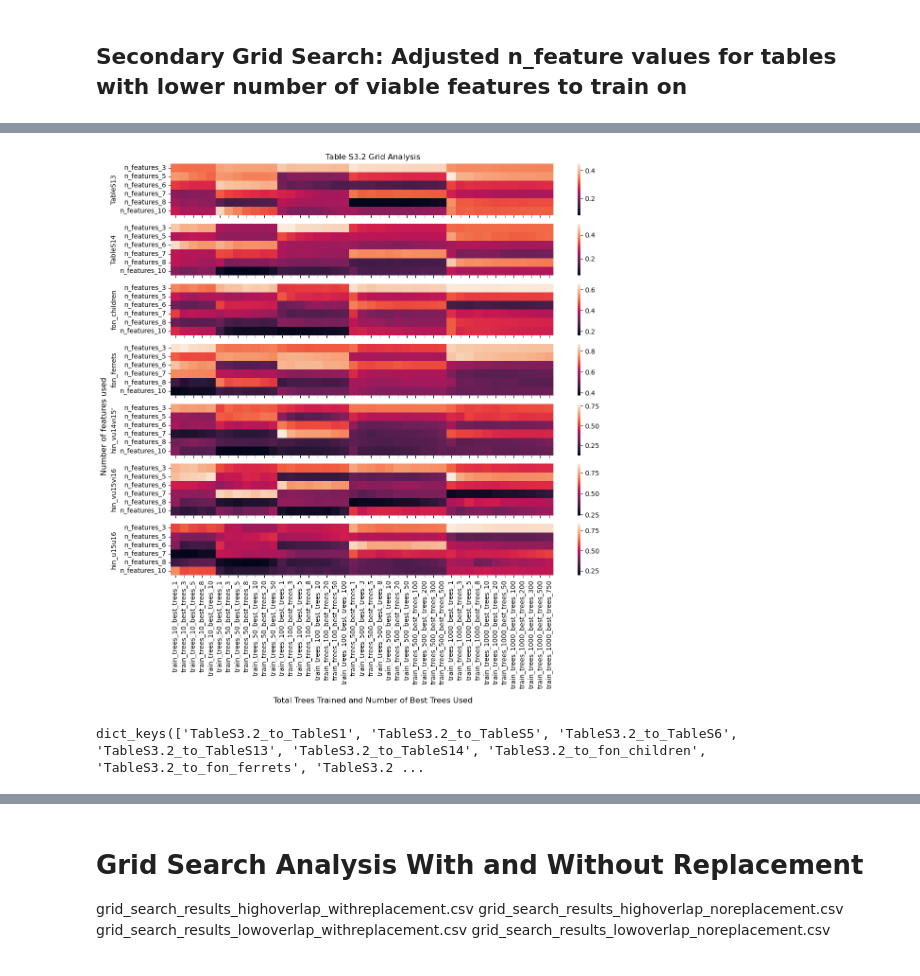
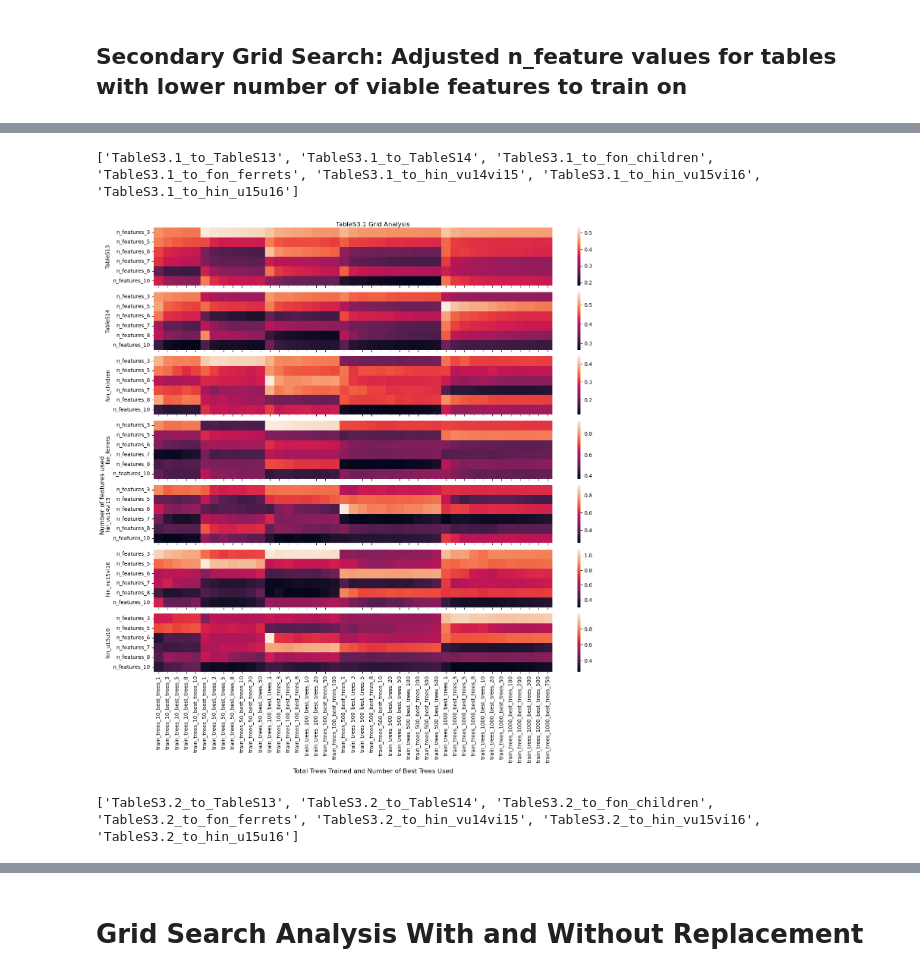
Before and after one commit to nick33333/einav_lab_work, a Jupyter notebook: Nicks_stuff/grid_search_analysis.ipynb, the cells around one changed output, grey strips where cells are left out. Cells and saved outputs as stored; diff of their text form; code cells hidden in the pictures.

```diff
--- a/Nicks_stuff/grid_search_analysis.ipynb
+++ b/Nicks_stuff/grid_search_analysis.ipynb
@@ -61,7 +61,7 @@ def plot_grid_search(grid_heatmap_per_comparison, n_features_info_df, fs_x=12, f
             axs[i].set_xticklabels("")
 
 
-        fig.suptitle(f"Table {source_table} Grid Analysis")
+        fig.suptitle(f"{source_table} Grid Analysis")
         fig.supxlabel("Total Trees Trained and Number of Best Trees Used")
         fig.supylabel("Number of features used")
         plt.tight_layout()
@@ -324,43 +103,8 @@ plt.show()
-# %%
-fig, axs = plt.subplots(nrows=7, ncols=1, figsize=(12,12))
-
-sns.heatmap(grid_heatmap_per_comparison_secondary['TableS3.2_to_TableS13'], ax=axs[0])
-
-sns.heatmap(grid_heatmap_per_comparison_secondary['TableS3.2_to_TableS14'], ax=axs[1])
-
-sns.heatmap(grid_heatmap_per_comparison_secondary['TableS3.2_to_fon_children'], ax=axs[2])
-
-sns.heatmap(grid_heatmap_per_comparison_secondary['TableS3.2_to_fon_ferrets'], ax=axs[3])
-
-sns.heatmap(grid_heatmap_per_comparison_secondary['TableS3.2_to_hin_vu14vi15'], ax=axs[4])
-
-sns.heatmap(grid_heatmap_per_comparison_secondary['TableS3.2_to_hin_vu15vi16'], ax=axs[5])
-
-sns.heatmap(grid_heatmap_per_comparison_secondary['TableS3.2_to_hin_u15u16'], ax=axs[6])
-
-axs[0].set_xticklabels("")
-axs[1].set_xticklabels("")
-axs[2].set_xticklabels("")
-axs[3].set_xticklabels("")
-axs[4].set_xticklabels("")
-axs[5].set_xticklabels("")
-
-axs[0].set_ylabel("TableS13")
-axs[1].set_ylabel("TableS14")
-axs[2].set_ylabel("fon_children")
-axs[3].set_ylabel("fon_ferrets")
-axs[4].set_ylabel("hin_vu14vi15'")
-axs[5].set_ylabel("hin_vu15vi16")
-axs[6].set_ylabel("hin_u15u16")
-
-fig.suptitle("Table S3.2 Grid Analysis")
-fig.supxlabel("Total Trees Trained and Number of Best Trees Used")
-fig.supylabel("Number of features used")
-plt.tight_layout()
-plt.show()
-# %% [output]
-[figure, removed]
-# %%
-grid_heatmap_per_comparison.keys()
-# %% [output]
-dict_keys(['TableS3.2_to_TableS1', 'TableS3.2_to_TableS5', 'TableS3.2_to_TableS6', 'TableS3.2_to_TableS13', 'TableS3.2_to_TableS14', 'TableS3.2_to_fon_children', 'TableS3.2_to_fon_ferrets', 'TableS3.2 ...
+# %%
+grid_heatmap_per_comparison, grid_search_df, n_features_info_df = grid_search_to_df(grid_search_path='grid_search_results_secondary.csv',
+                                                                                    n_features_info_path='n_features_info_secondary.csv')
+plot_grid_search(grid_heatmap_per_comparison, n_features_info_df, fs_x=15, fs_y=15, exclude_targets=[])
+# %% [output]
+['TableS3.1_to_TableS13', 'TableS3.1_to_TableS14', 'TableS3.1_to_fon_children', 'TableS3.1_to_fon_ferrets', 'TableS3.1_to_hin_vu14vi15', 'TableS3.1_to_hin_vu15vi16', 'TableS3.1_to_hin_u15u16']
+[figure, added]
+['TableS3.2_to_TableS13', 'TableS3.2_to_TableS14', 'TableS3.2_to_fon_children', 'TableS3.2_to_fon_ferrets', 'TableS3.2_to_hin_vu14vi15', 'TableS3.2_to_hin_vu15vi16', 'TableS3.2_to_hin_u15u16']
@@ -367,6 +112,2 @@ dict_keys(['TableS3.2_to_TableS1', 'TableS3.2_to_TableS5', 'TableS3.2_to_TableS6
 # %% [markdown]
 # Grid Search Analysis With and Without Replacement
-grid_search_results_highoverlap_withreplacement.csv
-grid_search_results_highoverlap_noreplacement.csv
-grid_search_results_lowoverlap_withreplacement.csv
-grid_search_results_lowoverlap_noreplacement.csv
```
Also changed, not shown: parts of 22 cells of this notebook, 2 other files.
